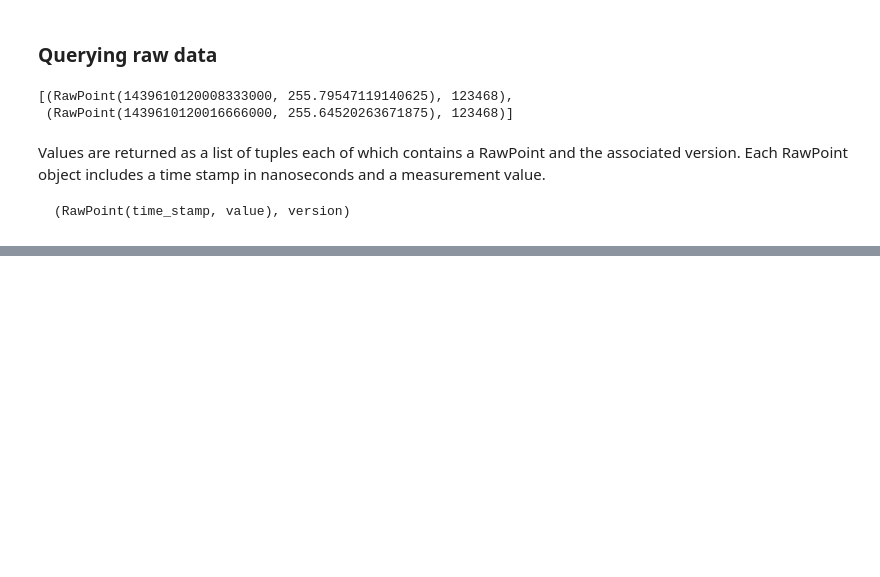
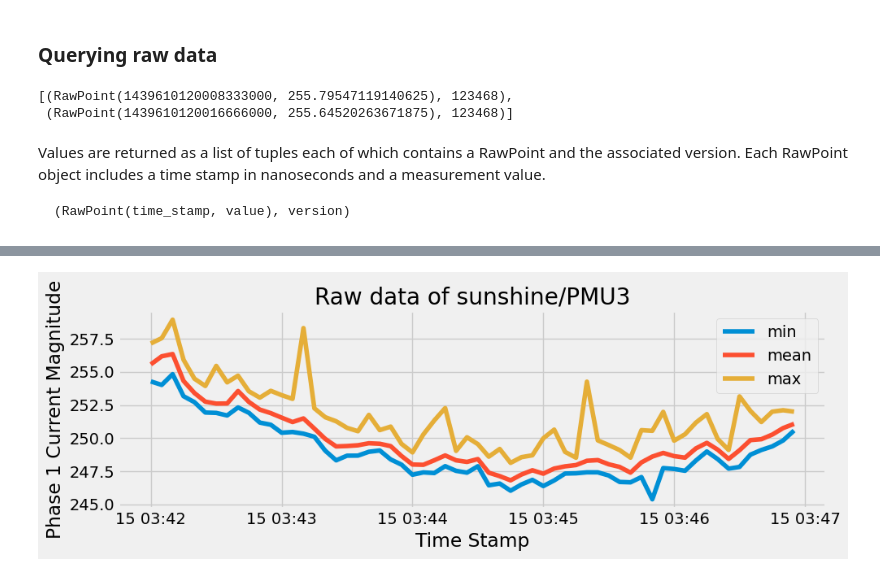
Before and after one commit to PingThingsIO/ni4ai-notebooks, a Jupyter notebook: analytics/Exploring Sunshine Data.ipynb, the cells around one changed output, grey strips where cells are left out. Cells and saved outputs as stored; diff of their text form; code cells hidden in the pictures; blank space fills up the shorter version.

```diff
--- a/analytics/Exploring Sunshine Data.ipynb
+++ b/analytics/Exploring Sunshine Data.ipynb
@@ -97,0 +152,7 @@ plt.show()
+# %%
+sps_time, sps_min, sps_mean, sps_max, sps_count, sps_stddev = zip(*statpoints)
+df = pd.DataFrame(zip(sps_min, sps_mean, sps_max),
+                  columns=['min', 'mean', 'max'],
+                  index=sps_time)
+df.index = pd.to_datetime(df.index)
+df.head()
@@ -97,0 +166,11 @@ plt.show()
+# %%
+# Graph time series measurements
+plt.figure(figsize=(10,3))
+plt.plot(df)
+plt.legend(['min', 'mean', 'max'])
+plt.xlabel('Time Stamp')
+plt.ylabel('Phase 1 Current Magnitude')
+plt.title(f'Raw data of {s.collection}')
+plt.show()
+# %% [output]
+[figure, added]
```
Also changed, not shown: parts of 13 cells of this notebook, 1 other file.
